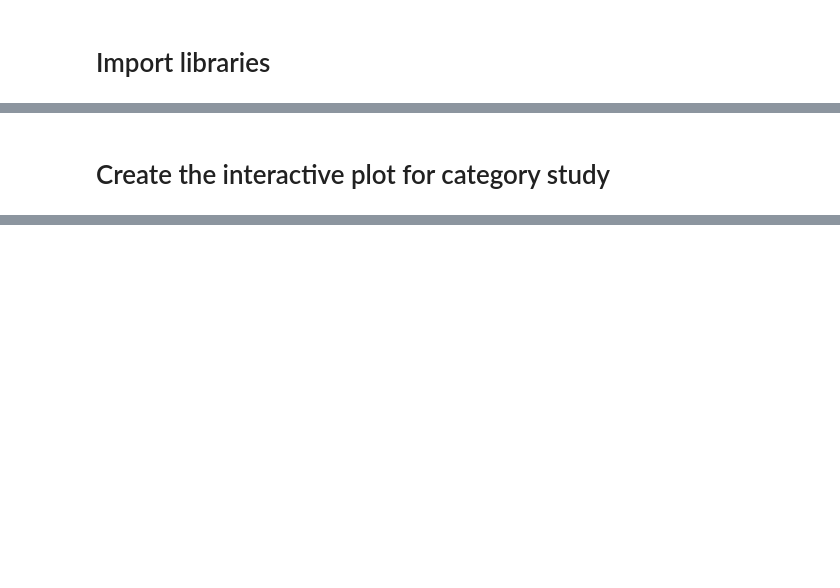
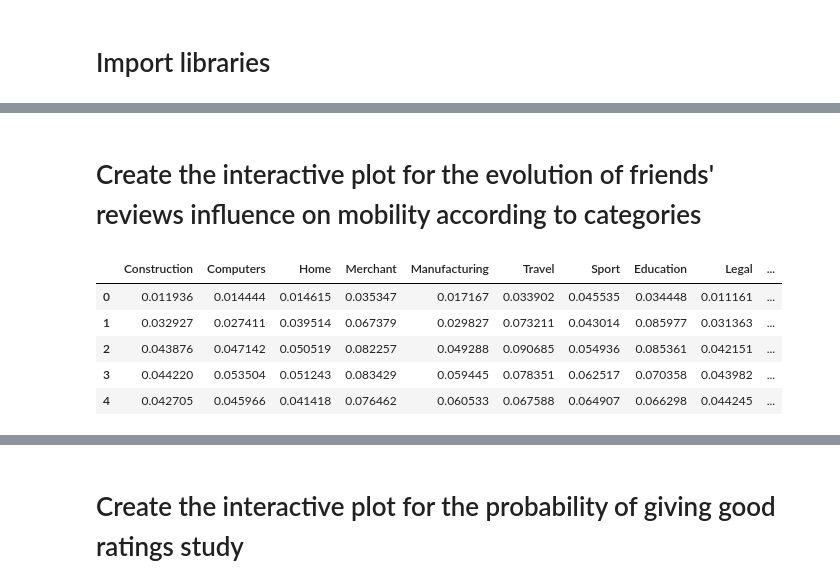
Before and after one commit to epfl-ada/ada-2020-project-milestone-p3-p3_kergagnant, a Jupyter notebook: web.ipynb, the cells around one changed output, grey strips where cells are left out. Cells and saved outputs as stored; diff of their text form; code cells hidden in the pictures; blank space fills up the shorter version.

```diff
--- a/web.ipynb
+++ b/web.ipynb
@@ -117,5 +112,18 @@ pio.write_html(fig, file='weekday.html', auto_open=True)
 # %% [markdown]
-# Create the interactive plot for category study
+# Create the interactive plot for the evolution of friends' reviews influence on mobility according to categories
+# %%
+# Load dataframes for category study
+df_bad_cat = pd.read_csv('./for_plotting/bad_reviews_cat.csv')
+df_good_cat = pd.read_csv('./for_plotting/good_reviews_cat.csv')
+# Show an example
+df_good_cat.head()
+# %% [output]
+|  | Construction | Computers | Home | Merchant | Manufacturing | Travel | Sport | Education | Legal | ... |
+| 0 | 0.011936 | 0.014444 | 0.014615 | 0.035347 | 0.017167 | 0.033902 | 0.045535 | 0.034448 | 0.011161 | ... |
+| 1 | 0.032927 | 0.027411 | 0.039514 | 0.067379 | 0.029827 | 0.073211 | 0.043014 | 0.085977 | 0.031363 | ... |
+| 2 | 0.043876 | 0.047142 | 0.050519 | 0.082257 | 0.049288 | 0.090685 | 0.054936 | 0.085361 | 0.042151 | ... |
+| 3 | 0.044220 | 0.053504 | 0.051243 | 0.083429 | 0.059445 | 0.078351 | 0.062517 | 0.070358 | 0.043982 | ... |
+| 4 | 0.042705 | 0.045966 | 0.041418 | 0.076462 | 0.060533 | 0.067588 | 0.064907 | 0.066298 | 0.044245 | ... |
 # %%
 # Define x axis of the plot
 col_names_cat = df_bad_cat.columns
@@ -178,0 +191,2 @@ pio.write_html(fig, file='category.html', auto_open=True)
+# %% [markdown]
+# Create the interactive plot for the probability of giving good ratings study
```
Also changed, not shown: parts of 32 cells of this notebook, 2 other files.
